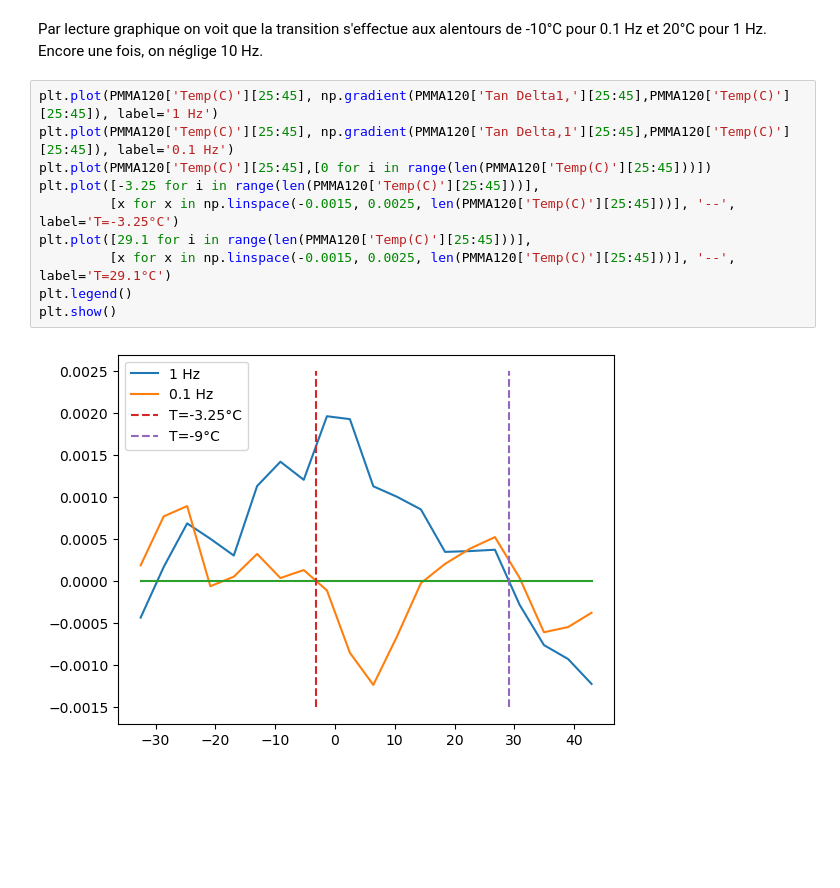
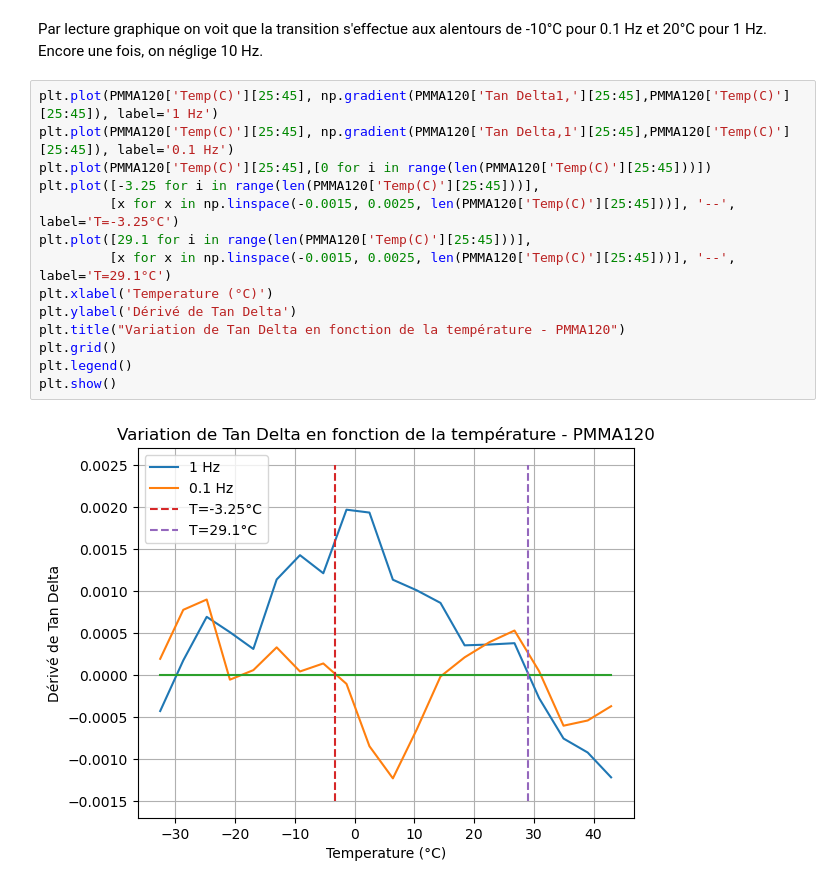
Before and after one commit to noamguillou/MPI-TP7, a Jupyter notebook: TP7.ipynb, the cells around one changed output. Cells and saved outputs as stored; diff of their text form; blank space fills up the shorter version.

```diff
--- a/TP7.ipynb
+++ b/TP7.ipynb
@@ -194,12 +206,16 @@ Par lecture graphique on voit que la transition s'effectue aux alentours de -10
 # %%
 plt.plot(PMMA120['Temp(C)'][25:45], np.gradient(PMMA120['Tan Delta1,'][25:45],PMMA120['Temp(C)'][25:45]), label='1 Hz')
 plt.plot(PMMA120['Temp(C)'][25:45], np.gradient(PMMA120['Tan Delta,1'][25:45],PMMA120['Temp(C)'][25:45]), label='0.1 Hz')
 plt.plot(PMMA120['Temp(C)'][25:45],[0 for i in range(len(PMMA120['Temp(C)'][25:45]))])
 plt.plot([-3.25 for i in range(len(PMMA120['Temp(C)'][25:45]))],
          [x for x in np.linspace(-0.0015, 0.0025, len(PMMA120['Temp(C)'][25:45]))], '--', label='T=-3.25°C')
 plt.plot([29.1 for i in range(len(PMMA120['Temp(C)'][25:45]))],
          [x for x in np.linspace(-0.0015, 0.0025, len(PMMA120['Temp(C)'][25:45]))], '--', label='T=29.1°C')
+plt.xlabel('Temperature (°C)')
+plt.ylabel('Dérivé de Tan Delta')
+plt.title("Variation de Tan Delta en fonction de la température - PMMA120")
+plt.grid()
 plt.legend()
 plt.show()
 # %% [output]
-[figure, old version]
+[figure, new version]
```
Also changed, not shown: parts of 10 cells of this notebook.
